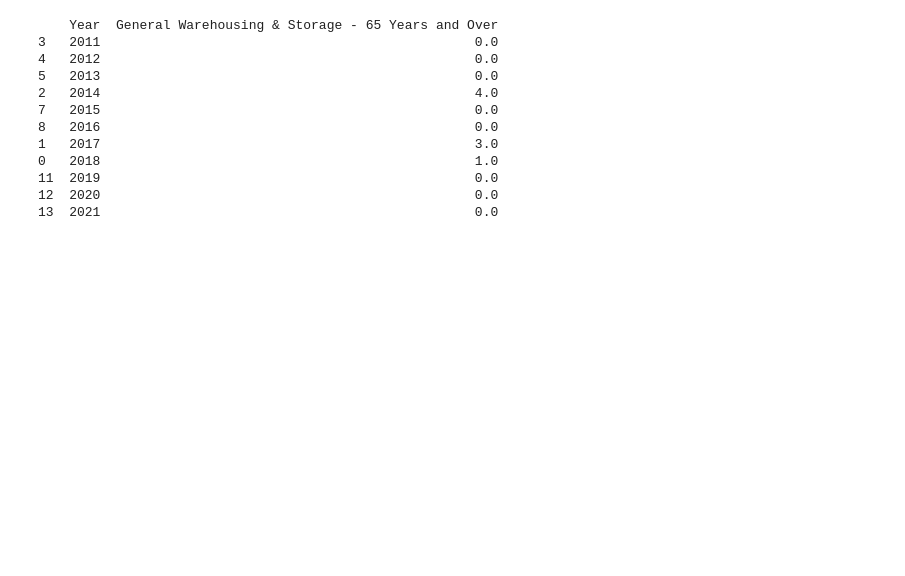
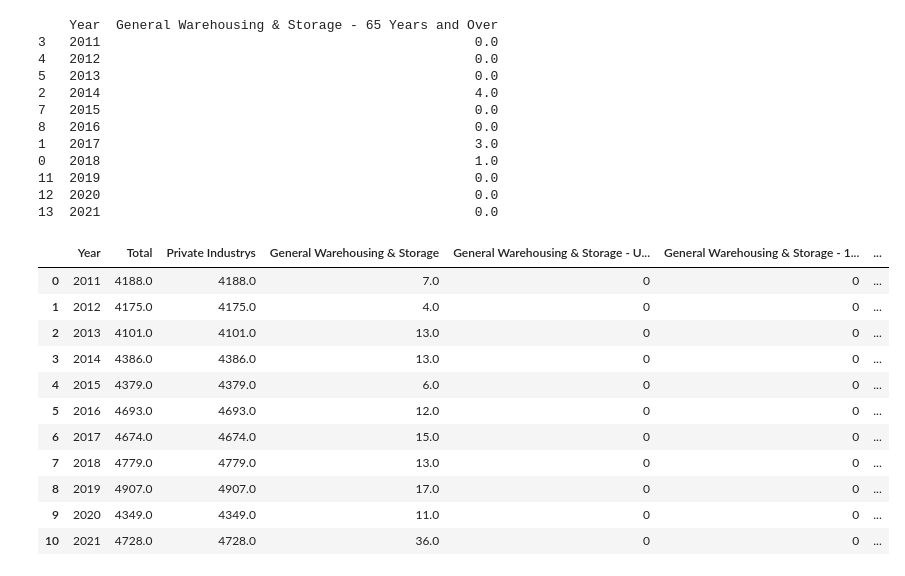
Before and after one commit to derek-cassady/Code-Louisville-Projects, a Jupyter notebook: BLS_Hourly_Wage/Warehouse_BLS.ipynb, the cells around one changed output. Drawn from its saved outputs; the diff is of its cells as text; code cells hidden in the pictures; blank space fills up the shorter version.

```diff
--- a/BLS_Hourly_Wage/Warehouse_BLS.ipynb
+++ b/BLS_Hourly_Wage/Warehouse_BLS.ipynb
@@ -334,8 +329,7 @@ df_8 = pd.DataFrame(Series_8['data'])
 var_8 = '35 to 44 Years'
 if df_8.empty == True:
     df_8 = pd.DataFrame(y_list, columns=['year'])
-    df_8 = df_8.assign(blank ='0')
-    df_8['blank'] = df_8['blank'].astype(float)
+    df_8 = df_8.assign(blank = float(0)).astype(str)
     df_8 = df_8.rename(columns={'blank':var_2 + ' - '+ var_8})
     df_8 = df_8.rename(columns={'year':'Year'})
     print(df_8)
@@ -367,8 +361,7 @@ df_9 = pd.DataFrame(Series_9['data'])
 var_9 = '45 to 94 Years'
 if df_9.empty == True:
     df_9 = pd.DataFrame(y_list, columns=['year'])
-    df_9 = df_9.assign(blank ='0')
-    df_9['blank'] = df_9['blank'].astype(float)
+    df_9 = df_9.assign(blank = float(0)).astype(str)
     df_9 = df_9.rename(columns={'blank':var_2 + ' - '+ var_9})
     df_9 = df_9.rename(columns={'year':'Year'})
     print(df_9)
@@ -400,8 +393,7 @@ df_10 = pd.DataFrame(Series_10['data'])
 var_10 = '55 to 64 Years'
 if df_10.empty == True:
     df_10 = pd.DataFrame(y_list, columns=['year'])
-    df_10 = df_10.assign(blank ='0')
-    df_10['blank'] = df_10['blank'].astype(float)
+    df_10 = df_10.assign(blank = float(0)).astype(str)
     df_10 = df_10.rename(columns={'blank':var_2 + ' - '+ var_10})
     df_10 = df_10.rename(columns={'year':'Year'})
     print(df_10)
@@ -433,8 +425,7 @@ df_11 = pd.DataFrame(Series_11['data'])
 var_11 = '65 Years and Over'
 if df_11.empty == True:
     df_11 = pd.DataFrame(y_list, columns=['year'])
-    df_11 = df_11.assign(blank ='0')
-    df_11['blank'] = df_11['blank'].astype(float)
+    df_11 = df_11.assign(blank = float(0)).astype(str)
     df_11 = df_11.rename(columns={'blank':var_2 + ' - '+ var_11})
     df_11 = df_11.rename(columns={'year':'Year'})
     print(df_11)
@@ -466,2 +455,28 @@ else:
+# %%
+df_all =df_0.merge(df_1,on='Year')
+df_all =df_all.merge(df_2,on='Year')
+df_all =df_all.merge(df_3,on='Year')
+df_all =df_all.merge(df_4,on='Year')
+df_all =df_all.merge(df_5,on='Year')
+df_all =df_all.merge(df_6,on='Year')
+df_all =df_all.merge(df_7,on='Year')
+df_all =df_all.merge(df_8,on='Year')
+df_all =df_all.merge(df_9,on='Year')
+df_all =df_all.merge(df_10,on='Year')
+df_all =df_all.merge(df_11,on='Year')
+df_all
+# %% [output]
+|  | Year | Total | Private Industrys | General Warehousing & Storage | General Warehousing & Storage - U... | General Warehousing & Storage - 1... | ... |
+| 0 | 2011 | 4188.0 | 4188.0 | 7.0 | 0 | 0 | ... |
+| 1 | 2012 | 4175.0 | 4175.0 | 4.0 | 0 | 0 | ... |
+| 2 | 2013 | 4101.0 | 4101.0 | 13.0 | 0 | 0 | ... |
+| 3 | 2014 | 4386.0 | 4386.0 | 13.0 | 0 | 0 | ... |
+| 4 | 2015 | 4379.0 | 4379.0 | 6.0 | 0 | 0 | ... |
+| 5 | 2016 | 4693.0 | 4693.0 | 12.0 | 0 | 0 | ... |
+| 6 | 2017 | 4674.0 | 4674.0 | 15.0 | 0 | 0 | ... |
+| 7 | 2018 | 4779.0 | 4779.0 | 13.0 | 0 | 0 | ... |
+| 8 | 2019 | 4907.0 | 4907.0 | 17.0 | 0 | 0 | ... |
+| 9 | 2020 | 4349.0 | 4349.0 | 11.0 | 0 | 0 | ... |
+| 10 | 2021 | 4728.0 | 4728.0 | 36.0 | 0 | 0 | ... |
 # %%
 with pd.ExcelWriter("Warehouse_BLS.xlsx") as writer:
```
Also changed, not shown: parts of 23 cells of this notebook.
